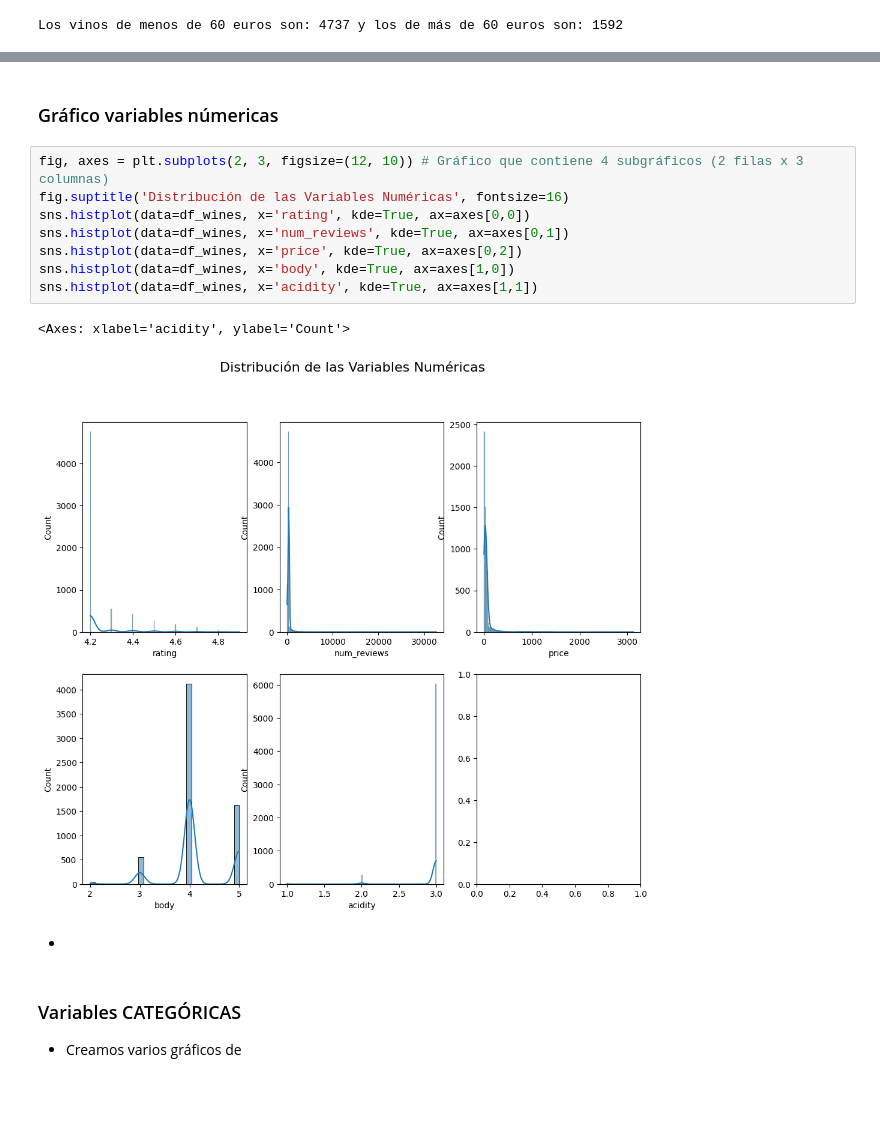
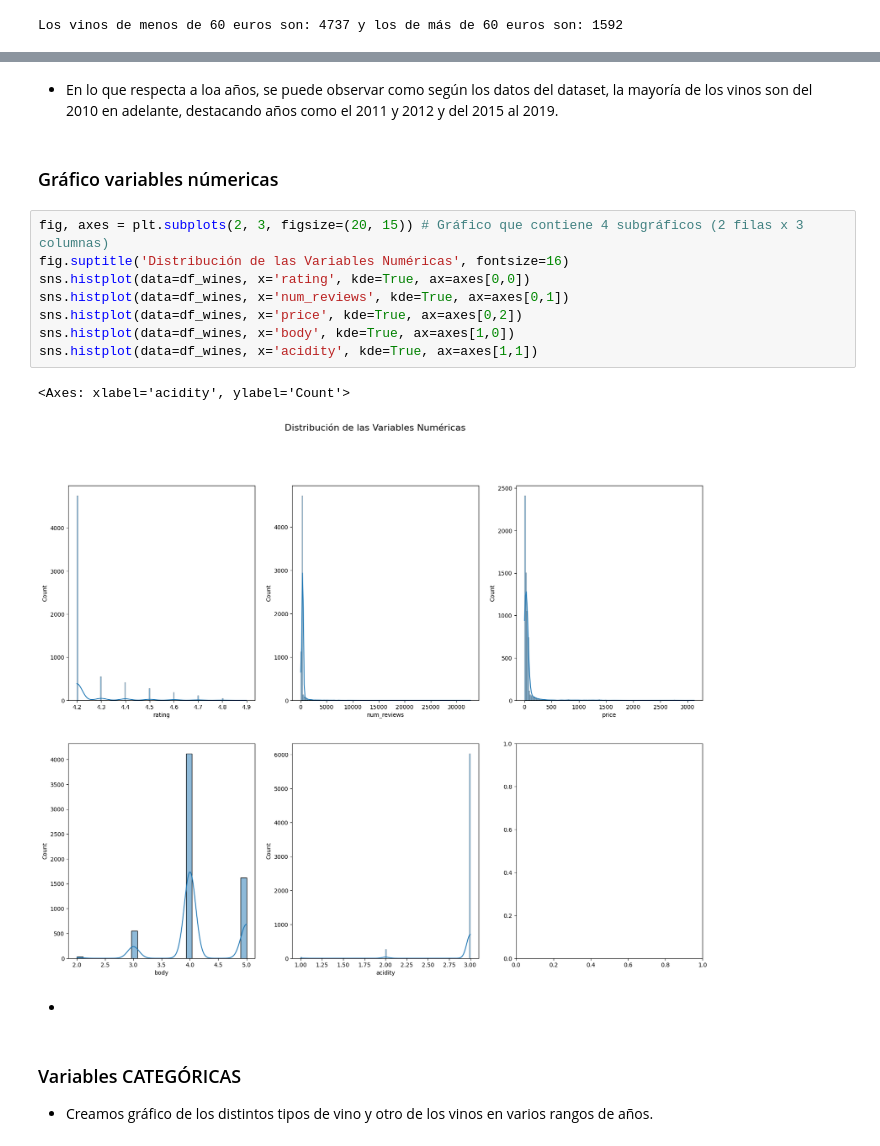
Before and after one commit to jmrodriguez2552/CEDAPY_25_26, a Jupyter notebook: ANALISIS_DATOS_PYTHON/NOTEBOOKS/EJERCICIOS/EJERCICIO_WINES.ipynb, the cells around one changed output, grey strips where cells are left out. Drawn from its saved outputs; the diff is of its cells as text; blank space fills up the shorter version.

```diff
--- a/ANALISIS_DATOS_PYTHON/NOTEBOOKS/EJERCICIOS/EJERCICIO_WINES.ipynb
+++ b/ANALISIS_DATOS_PYTHON/NOTEBOOKS/EJERCICIOS/EJERCICIO_WINES.ipynb
@@ -185,19 +208,21 @@ Valdeorras                            10     10     0     0        0
+# %% [markdown]
++ En lo que respecta a loa años, se puede observar como según los datos del dataset, la mayoría de los vinos son del 2010 en adelante, destacando años como el 2011 y 2012 y del 2015 al 2019.
 # %% [markdown]
 ### Gráfico variables númericas
 # %%
-fig, axes = plt.subplots(2, 3, figsize=(12, 10)) # Gráfico que contiene 4 subgráficos (2 filas x 3 columnas)
+fig, axes = plt.subplots(2, 3, figsize=(20, 15)) # Gráfico que contiene 4 subgráficos (2 filas x 3 columnas)
 fig.suptitle('Distribución de las Variables Numéricas', fontsize=16)
 sns.histplot(data=df_wines, x='rating', kde=True, ax=axes[0,0])
 sns.histplot(data=df_wines, x='num_reviews', kde=True, ax=axes[0,1])
 sns.histplot(data=df_wines, x='price', kde=True, ax=axes[0,2])
 sns.histplot(data=df_wines, x='body', kde=True, ax=axes[1,0])
 sns.histplot(data=df_wines, x='acidity', kde=True, ax=axes[1,1])
 # %% [output]
 <Axes: xlabel='acidity', ylabel='Count'>
-[figure, old version]
+[figure, new version]
 # %% [markdown]
 -
 # %% [markdown]
 ### Variables CATEGÓRICAS
 
-- Creamos varios gráficos de
+- Creamos gráfico de los distintos tipos de vino y otro de los vinos en varios rangos de años.
```
Also changed, not shown: parts of 25 cells of this notebook.
